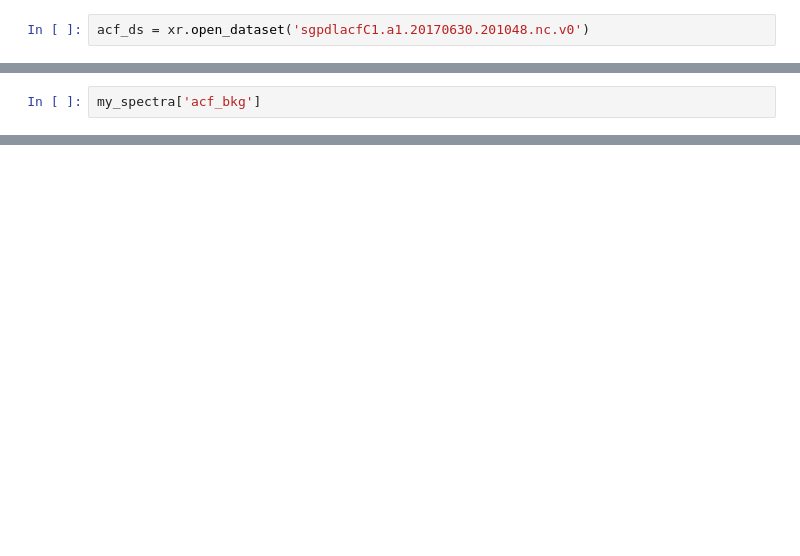
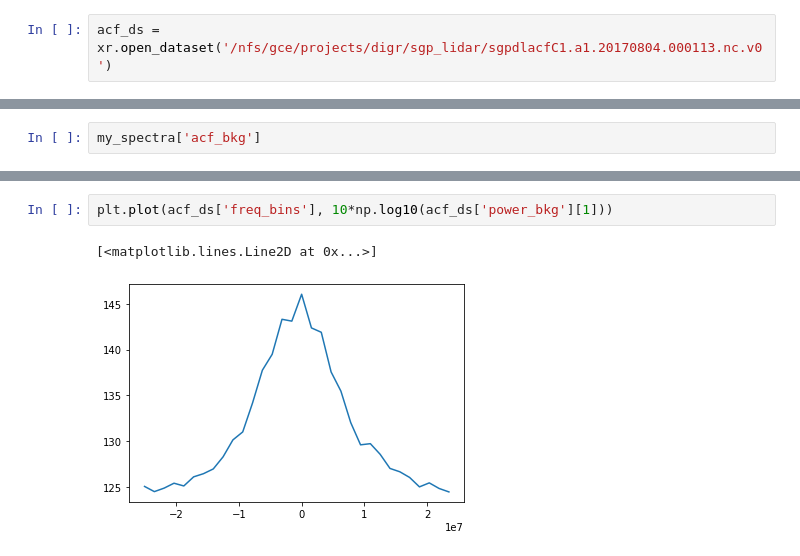
Before and after one commit to rcjackson/arming_the_edge, a Jupyter notebook: notebooks/Spectral processing.ipynb, the cells around one changed output, grey strips where cells are left out. Drawn from its saved outputs; the diff is of its cells as text; blank space fills up the shorter version.

```diff
--- a/notebooks/Spectral processing.ipynb
+++ b/notebooks/Spectral processing.ipynb
@@ -22,7 +27,7 @@ Populating the interactive namespace from numpy and matplotlib
 `%matplotlib` prevents importing * from pylab and numpy
   "\n`%matplotlib` prevents importing * from pylab and numpy"
 # %%
-acf_ds = xr.open_dataset('sgpdlacfC1.a1.20170630.201048.nc.v0')
+acf_ds = xr.open_dataset('/nfs/gce/projects/digr/sgp_lidar/sgpdlacfC1.a1.20170804.000113.nc.v0')
 # %%
 acf_ds
 # %% [output]
@@ -242,0 +247,5 @@ array([[ 0.        , -1.98461538, -1.98461538, ..., -1.98461538,
+# %%
+plt.plot(acf_ds['freq_bins'], 10*np.log10(acf_ds['power_bkg'][1]))
+# %% [output]
+[<matplotlib.lines.Line2D at 0x...>]
+[figure, added]
```
Also changed, not shown: parts of 53 cells of this notebook.
